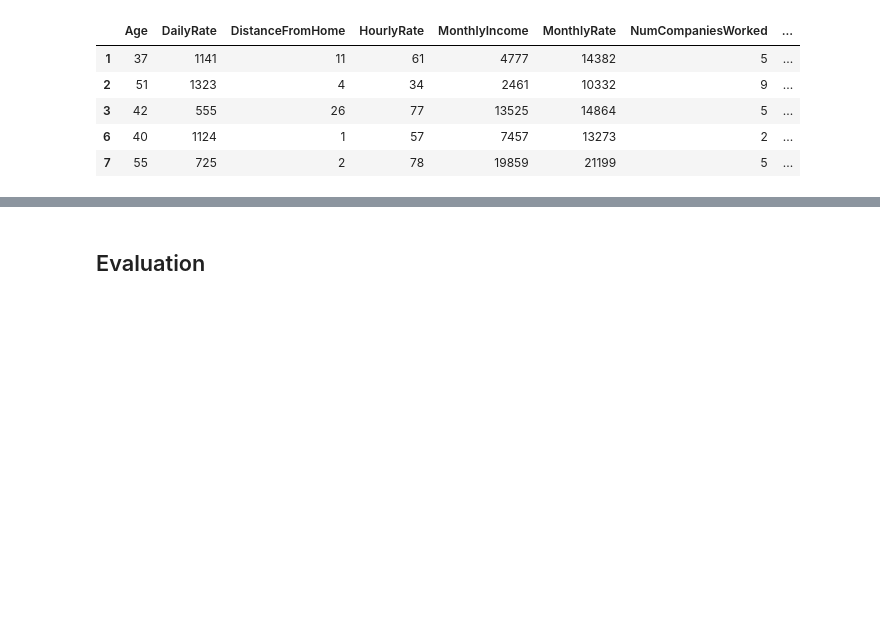
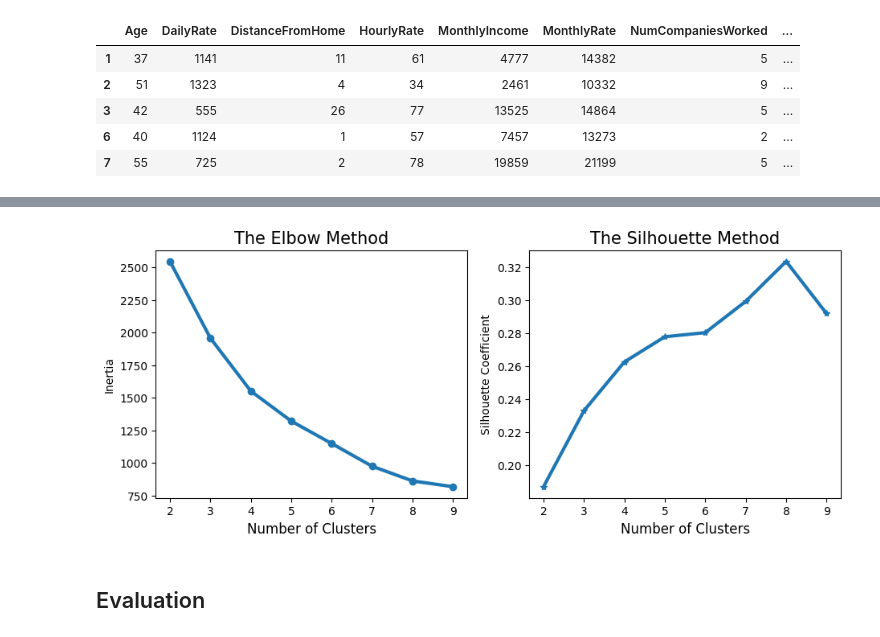
Before and after one commit to yudis2/BPDS, a Jupyter notebook: notebook.ipynb, the cells around one changed output, grey strips where cells are left out. Saved outputs shown, nothing was run; the diff lists cells and outputs as text; code cells hidden in the pictures; blank space fills up the shorter version.

```diff
--- a/notebook.ipynb
+++ b/notebook.ipynb
@@ -272,3 +274,9 @@ kmeans_df.head(5)
 | 3 | 42 | 555 | 26 | 77 | 13525 | 14864 | 5 | ... |
 | 6 | 40 | 1124 | 1 | 57 | 7457 | 13273 | 2 | ... |
 | 7 | 55 | 725 | 2 | 78 | 19859 | 21199 | 5 | ... |
+# %%
+transformed_kmeans_df = power_transforms(
+    features=["YearsSinceLastPromotion", "TrainingTimesLastYear", "PercentSalaryHike"],
+    df=kmeans_df
+)
+transformed_kmeans_df.head()
@@ -287,5 +319,28 @@ def power_transforms(features, df):
     df.drop([feature], axis=1, inplace=True)
     joblib.dump(transformer, "transformer_{}.joblib".format(feature))
   return df
+# %%
+inertia = {}
+silhouette = {}
+
+for k in range(2,10):
+    model = KMeans(n_clusters = k, random_state=75)
+    model.fit_predict(transformed_kmeans_df)
+    inertia[k]= model.inertia_ # Calculate the inertia
+    silhouette[k]= silhouette_score(transformed_kmeans_df, model.labels_) # Calculate the silhouette coefficient
+
+fig, axs = plt.subplots(1,2, figsize = (11,4))
+axs[0].plot(inertia.keys(), inertia.values(), marker = 'o', lw = 3)
+axs[0].set_xlabel('Number of Clusters', fontsize = 12)
+axs[0].set_ylabel('Inertia')
+axs[0].set_title('The Elbow Method', fontsize = 15)
+
+axs[1].plot(inertia.keys(), silhouette.values(), marker = '*' , lw = 3)
+axs[1].set_xlabel('Number of Clusters', fontsize = 12)
+axs[1].set_ylabel('Silhouette Coefficient')
+axs[1].set_title('The Silhouette Method', fontsize = 15)
+plt.show()
+# %% [output]
+[figure, added]
 # %% [markdown]
 ## Evaluation
```
Also changed, not shown: parts of 3 cells of this notebook.
